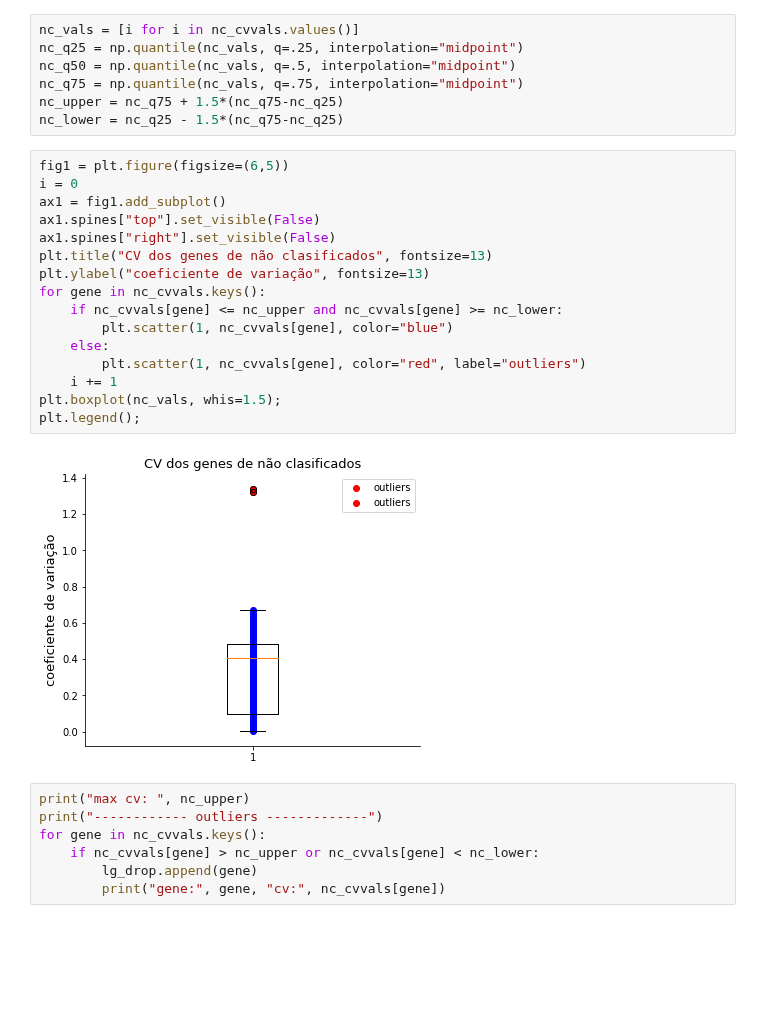
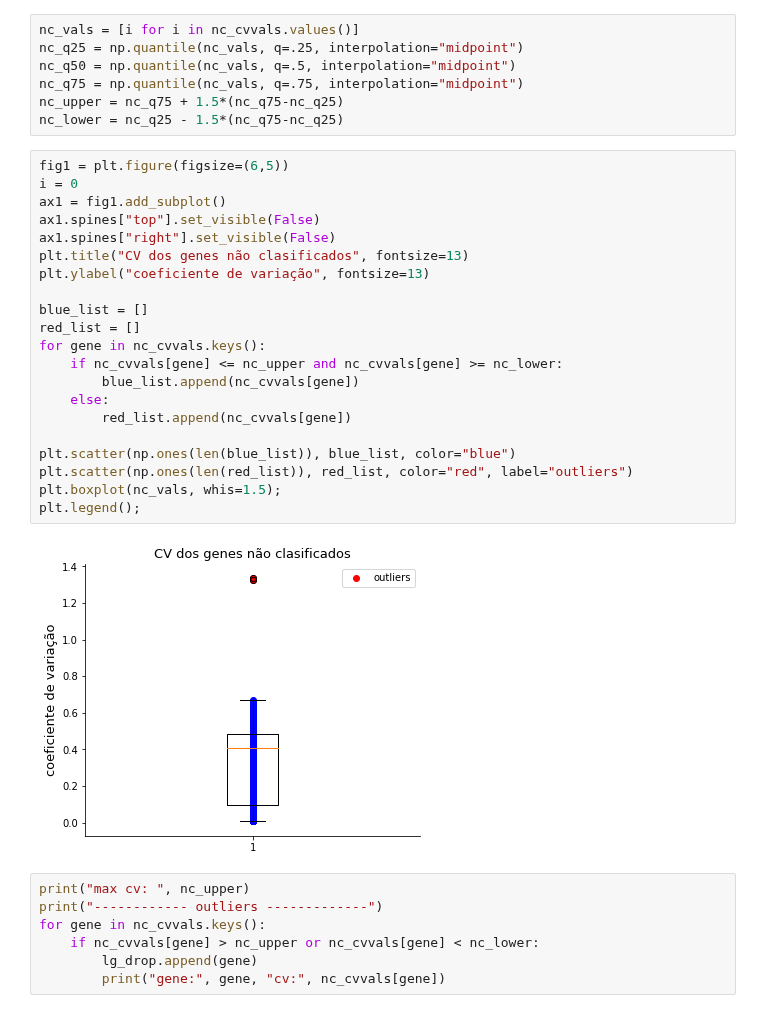
Before and after one commit to ejrueda/MasterUFPA, a Jupyter notebook: Proyectos/BioInformática/Data pre-processing.ipynb, the cells around one changed output. Saved outputs shown, nothing was run; the diff lists cells and outputs as text; blank space fills up the shorter version.

```diff
--- a/Proyectos/BioInformática/Data pre-processing.ipynb
+++ b/Proyectos/BioInformática/Data pre-processing.ipynb
@@ -170,21 +170,26 @@ nc_lower = nc_q25 - 1.5*(nc_q75-nc_q25)
 # %%
 fig1 = plt.figure(figsize=(6,5))
 i = 0
 ax1 = fig1.add_subplot()
 ax1.spines["top"].set_visible(False)
 ax1.spines["right"].set_visible(False)
-plt.title("CV dos genes de não clasificados", fontsize=13)
+plt.title("CV dos genes não clasificados", fontsize=13)
 plt.ylabel("coeficiente de variação", fontsize=13)
+
+blue_list = []
+red_list = []
 for gene in nc_cvvals.keys():
     if nc_cvvals[gene] <= nc_upper and nc_cvvals[gene] >= nc_lower:
-        plt.scatter(1, nc_cvvals[gene], color="blue")
+        blue_list.append(nc_cvvals[gene])
     else:
-        plt.scatter(1, nc_cvvals[gene], color="red", label="outliers")
-    i += 1
+        red_list.append(nc_cvvals[gene])
+
+plt.scatter(np.ones(len(blue_list)), blue_list, color="blue")
+plt.scatter(np.ones(len(red_list)), red_list, color="red", label="outliers")
 plt.boxplot(nc_vals, whis=1.5);
 plt.legend();
 # %% [output]
-[figure, old version]
+[figure, new version]
 # %%
 print("max cv: ", nc_upper)
 print("------------ outliers -------------")
```
Also changed, not shown: 2 other files.
